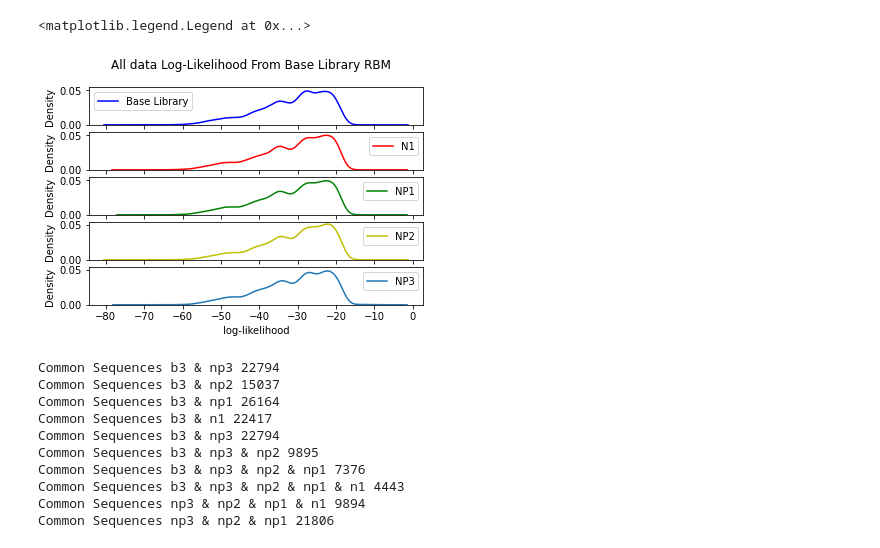
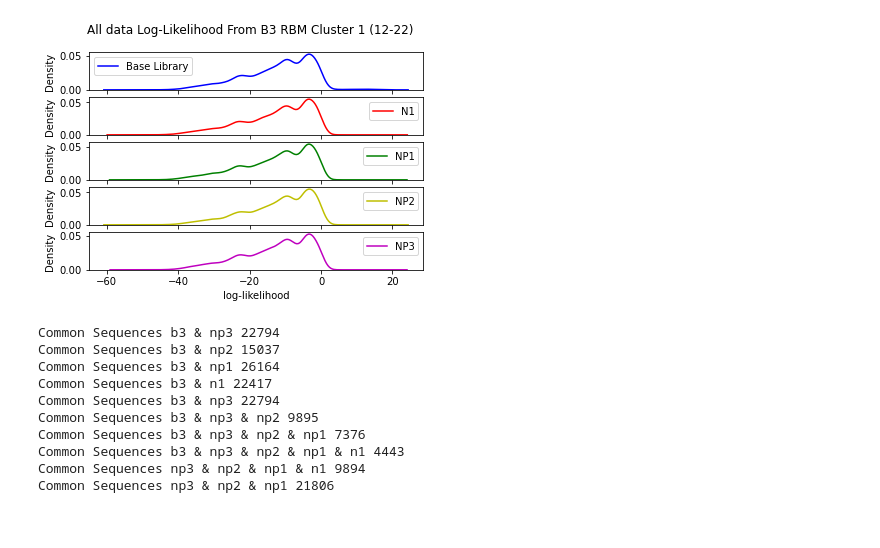
Before and after one commit to Jonahowns/phage_display_ML, a Jupyter notebook: rbm_torch/pig_analysis.ipynb, the cells around one changed output. Drawn from its saved outputs; the diff is of its cells as text; code cells hidden in the pictures.

```diff
--- a/rbm_torch/pig_analysis.ipynb
+++ b/rbm_torch/pig_analysis.ipynb
@@ -112,10 +156,10 @@ data_c1 = fetch_data(c1_rounds, dir="../pig_tissue", counts=True)
 # %%
 # calculate likelihoods from last round rbm only
-np3_checkp = get_checkpoint_path("np3_c1")
-np3_rbm = RBM.load_from_checkpoint(np3_checkp)
+checkp = get_checkpoint_path("np3_c1")
+np3_rbm = RBM.load_from_checkpoint(checkp)
 
 # this takes awhile, might be something I optimize further in the future
-np3_likeli = generate_likelihoods(c1_rounds, rbm, data_c1)
+np3_likeli = generate_likelihoods(c1_rounds, np3_rbm, data_c1)
 # %%
 # Plot Likelihoods of Each batch of Data
 np3_title = "All data Log-Likelihood From NP3 RBM Cluster 1 (12-22)"
@@ -137,20 +186,19 @@ checkp = get_checkpoint_path("b3_c1")
 b3_rbm = RBM.load_from_checkpoint(checkp)
 
 # this takes awhile, might be something I optimize further in the future
-b3_likeli = generate_likelihoods(c1_rounds, rbm, data_c1)
+b3_likeli = generate_likelihoods(c1_rounds, b3_rbm, data_c1)
 # %%
 # assign likelihoods in new pd dataframe
 b3_title = "All data Log-Likelihood From B3 RBM Cluster 1 (12-22)"
 b3_xaxis = "log-likelihood"
 b3_order = ["b3_c1", "n1_c1", "np1_c1", "np2_c1", "np3_c1"]
 b3_labels = ["Base Library", "N1", "NP1", "NP2", "NP3"]
 b3_colors = ["b", "r", "g", "y", "m"]
 
 # Plot Likelihood Distributions
-plot_likelihoods(b3_likeli, b3_title, b3_xaxis, b3_order, b3_labels)
+plot_likelihoods(b3_likeli, b3_title, b3_xaxis, b3_order, b3_labels, b3_colors)
 # %% [output]
-<matplotlib.legend.Legend at 0x...>
-[figure, old version]
+[figure, new version]
 # %%
 # find in common sequences
 common = data["b3_c1"].merge(data["np3_c1"], on=['sequence'])
```
Also changed, not shown: parts of 9 cells of this notebook, 1 other file.
